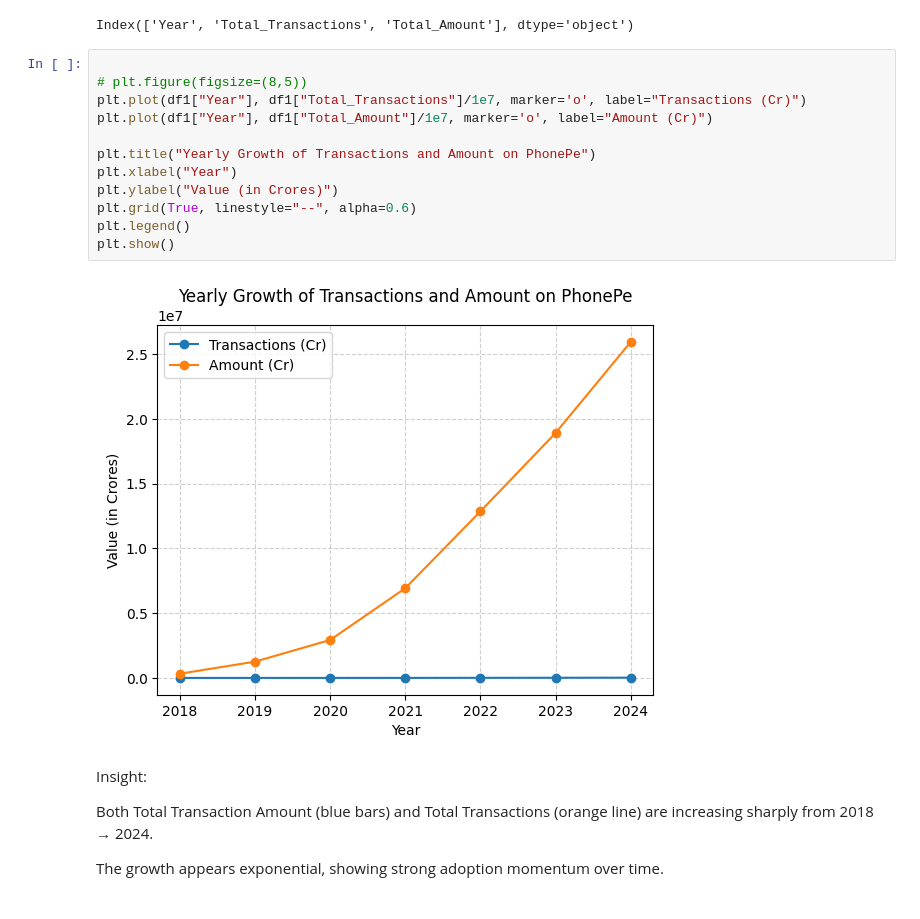
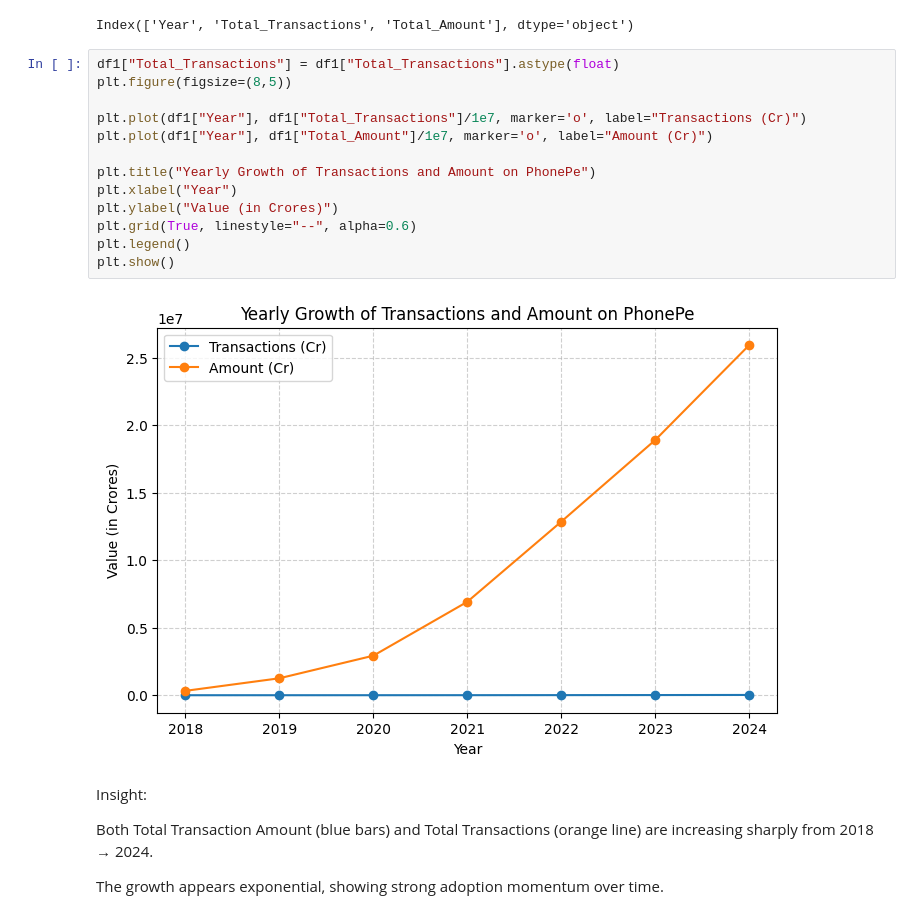
Before and after one commit to sanjusarvashni0/Phonepe_Transaction_Insights_Project, a Jupyter notebook: src/sql_analysis.ipynb, the cells around one changed output. Cells and saved outputs as stored; diff of their text form.

```diff
--- a/src/sql_analysis.ipynb
+++ b/src/sql_analysis.ipynb
@@ -66,19 +66,20 @@ df1.columns
 # %% [output]
 Index(['Year', 'Total_Transactions', 'Total_Amount'], dtype='object')
 # %%
+df1["Total_Transactions"] = df1["Total_Transactions"].astype(float)
+plt.figure(figsize=(8,5))
 
-# plt.figure(figsize=(8,5))
 plt.plot(df1["Year"], df1["Total_Transactions"]/1e7, marker='o', label="Transactions (Cr)")
 plt.plot(df1["Year"], df1["Total_Amount"]/1e7, marker='o', label="Amount (Cr)")
 
 plt.title("Yearly Growth of Transactions and Amount on PhonePe")
 plt.xlabel("Year")
 plt.ylabel("Value (in Crores)")
 plt.grid(True, linestyle="--", alpha=0.6)
 plt.legend()
 plt.show()
 # %% [output]
-[figure, old version]
+[figure, new version]
 # %% [markdown]
 Insight:
 
```
Also changed, not shown: parts of 28 cells of this notebook.
